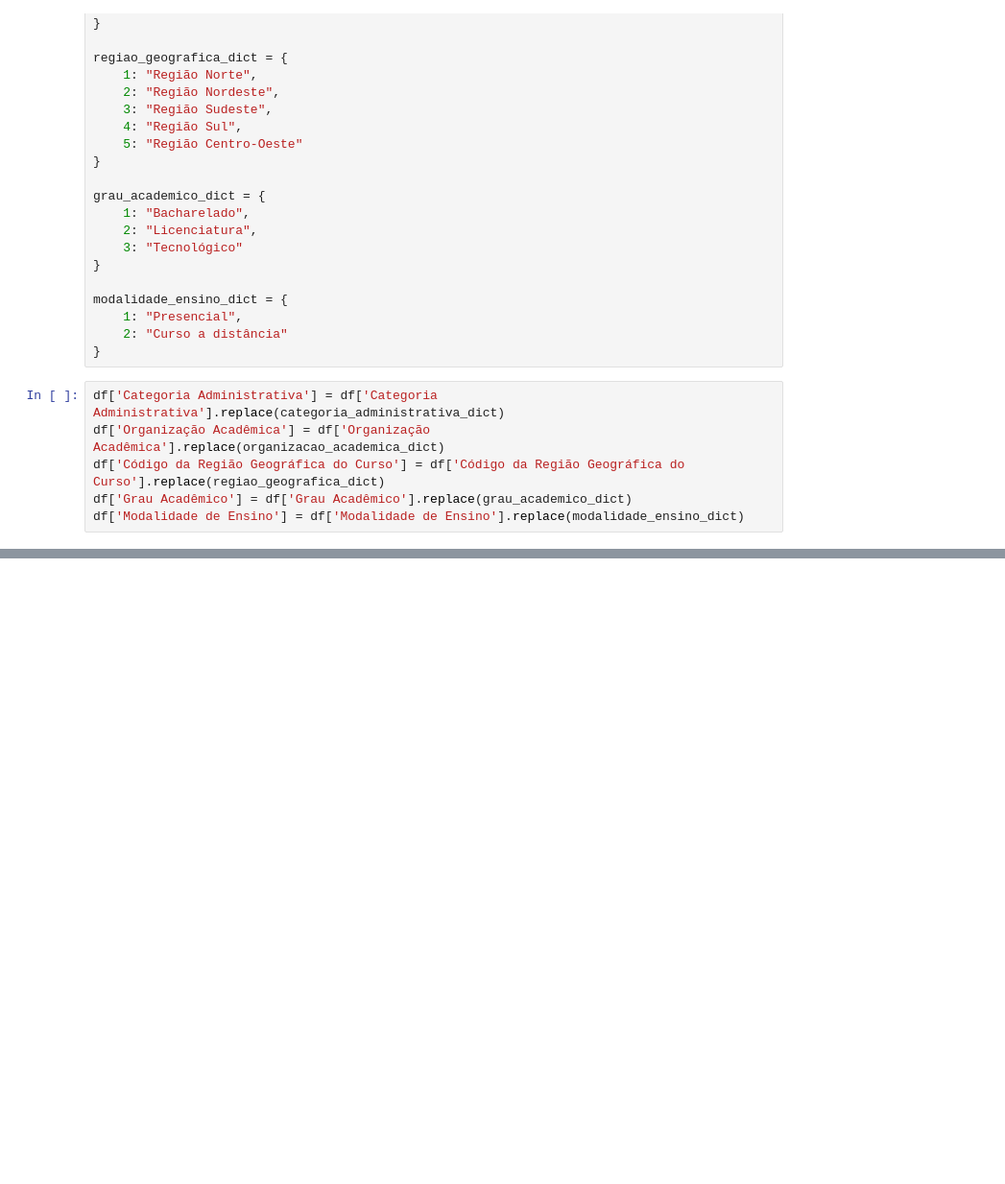
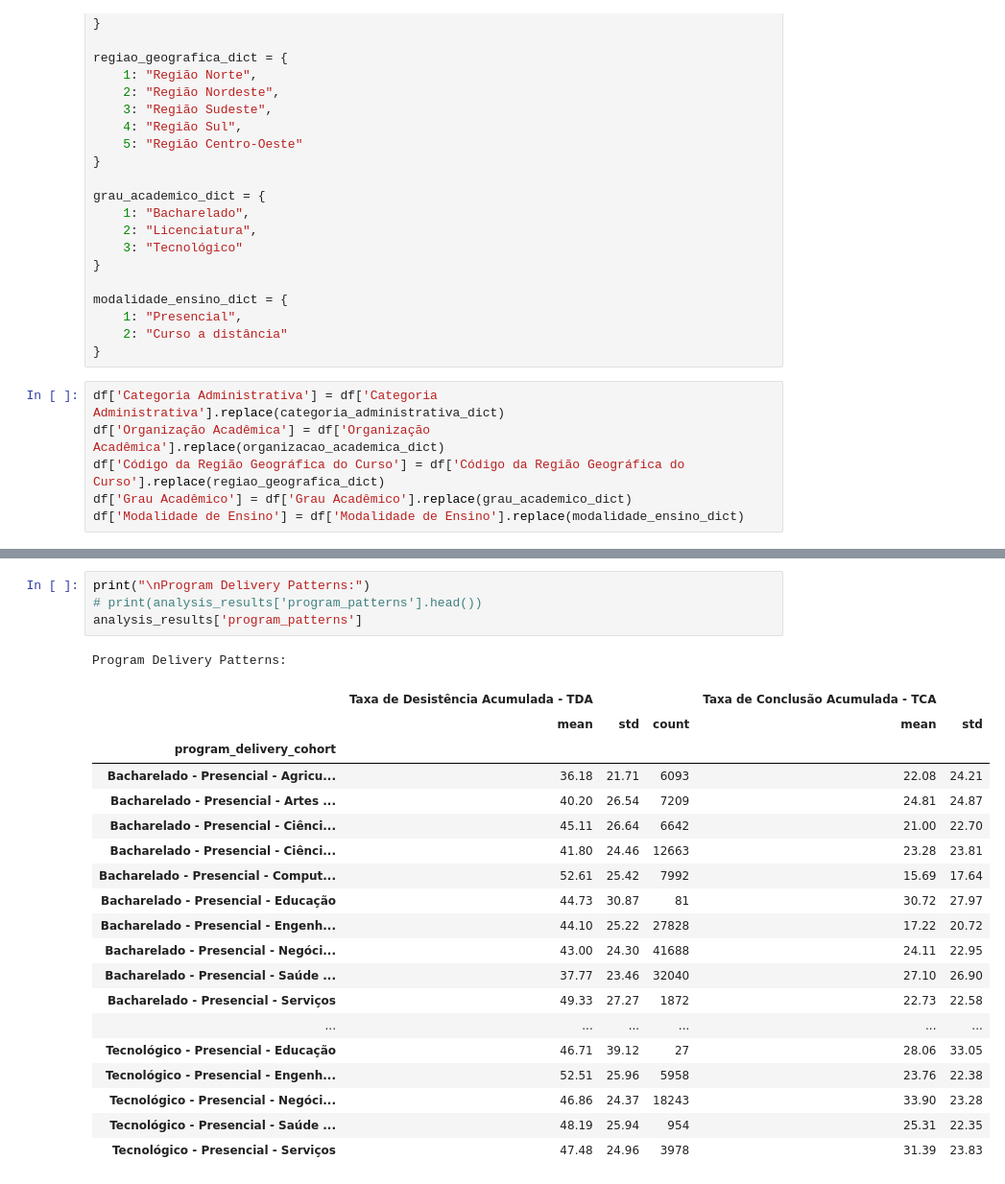
Before and after one commit to Torugo/tcc_mba_esalq, a Jupyter notebook: exploratorio.ipynb, the cells around one changed output, grey strips where cells are left out. Shown at 96% size. Cells and saved outputs as stored; diff of their text form; blank space fills up the shorter version.

```diff
--- a/exploratorio.ipynb
+++ b/exploratorio.ipynb
@@ -229,0 +210,25 @@ See the caveats in the documentation: https://pandas.pydata.org/pandas-docs/stab
+# %%
+print("\nProgram Delivery Patterns:")
+# print(analysis_results['program_patterns'].head())
+analysis_results['program_patterns']
+# %% [output]
+Program Delivery Patterns:
+|  | Taxa de Desistência Acumulada - TDA |  |  | Taxa de Conclusão Acumulada - TCA |  |
+|  | mean | std | count | mean | std |
+| program_delivery_cohort |  |  |  |  |  |
+| Bacharelado - Presencial - Agricu... | 36.18 | 21.71 | 6093 | 22.08 | 24.21 |
+| Bacharelado - Presencial - Artes ... | 40.20 | 26.54 | 7209 | 24.81 | 24.87 |
+| Bacharelado - Presencial - Ciênci... | 45.11 | 26.64 | 6642 | 21.00 | 22.70 |
+| Bacharelado - Presencial - Ciênci... | 41.80 | 24.46 | 12663 | 23.28 | 23.81 |
+| Bacharelado - Presencial - Comput... | 52.61 | 25.42 | 7992 | 15.69 | 17.64 |
+| Bacharelado - Presencial - Educação | 44.73 | 30.87 | 81 | 30.72 | 27.97 |
+| Bacharelado - Presencial - Engenh... | 44.10 | 25.22 | 27828 | 17.22 | 20.72 |
+| Bacharelado - Presencial - Negóci... | 43.00 | 24.30 | 41688 | 24.11 | 22.95 |
+| Bacharelado - Presencial - Saúde ... | 37.77 | 23.46 | 32040 | 27.10 | 26.90 |
+| Bacharelado - Presencial - Serviços | 49.33 | 27.27 | 1872 | 22.73 | 22.58 |
+| ... | ... | ... | ... | ... | ... |
+| Tecnológico - Presencial - Educação | 46.71 | 39.12 | 27 | 28.06 | 33.05 |
+| Tecnológico - Presencial - Engenh... | 52.51 | 25.96 | 5958 | 23.76 | 22.38 |
+| Tecnológico - Presencial - Negóci... | 46.86 | 24.37 | 18243 | 33.90 | 23.28 |
+| Tecnológico - Presencial - Saúde ... | 48.19 | 25.94 | 954 | 25.31 | 22.35 |
+| Tecnológico - Presencial - Serviços | 47.48 | 24.96 | 3978 | 31.39 | 23.83 |
```
Also changed, not shown: parts of 26 cells of this notebook.
